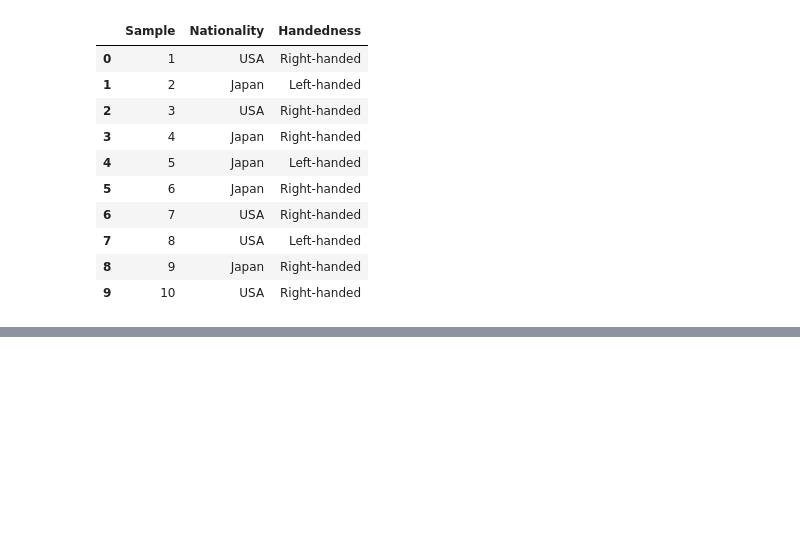
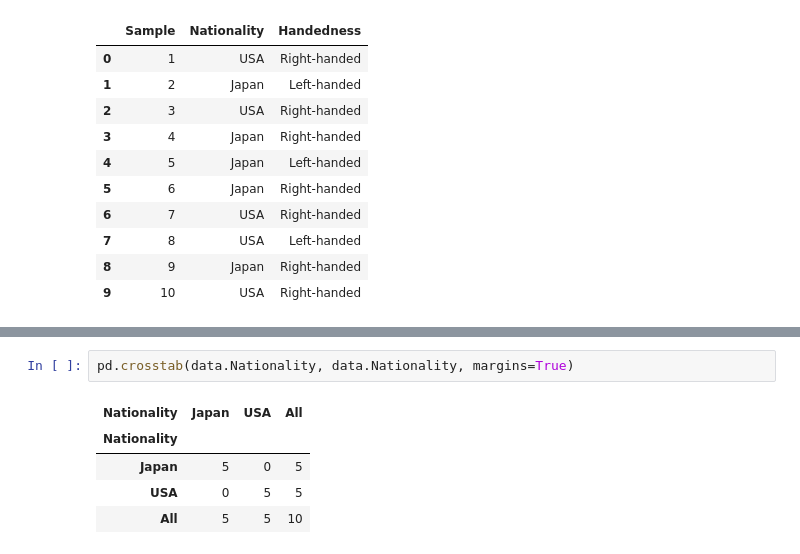
Before and after one commit to SiddalingeshaDS/ML-Practice, a Jupyter notebook: Python for Data Analysis/Data Aggregation and Group operations.ipynb, the cells around one changed output, grey strips where cells are left out. Saved outputs shown, nothing was run; the diff lists cells and outputs as text; blank space fills up the shorter version.

```diff
--- a/Python for Data Analysis/Data Aggregation and Group operations.ipynb
+++ b/Python for Data Analysis/Data Aggregation and Group operations.ipynb
@@ -886,0 +895,8 @@ data
+# %%
+pd.crosstab(data.Nationality, data.Nationality, margins=True)
+# %% [output]
+| Nationality | Japan | USA | All |
+| Nationality |  |  |  |
+| Japan | 5 | 0 | 5 |
+| USA | 0 | 5 | 5 |
+| All | 5 | 5 | 10 |
```
Also changed, not shown: parts of 3 cells of this notebook.
